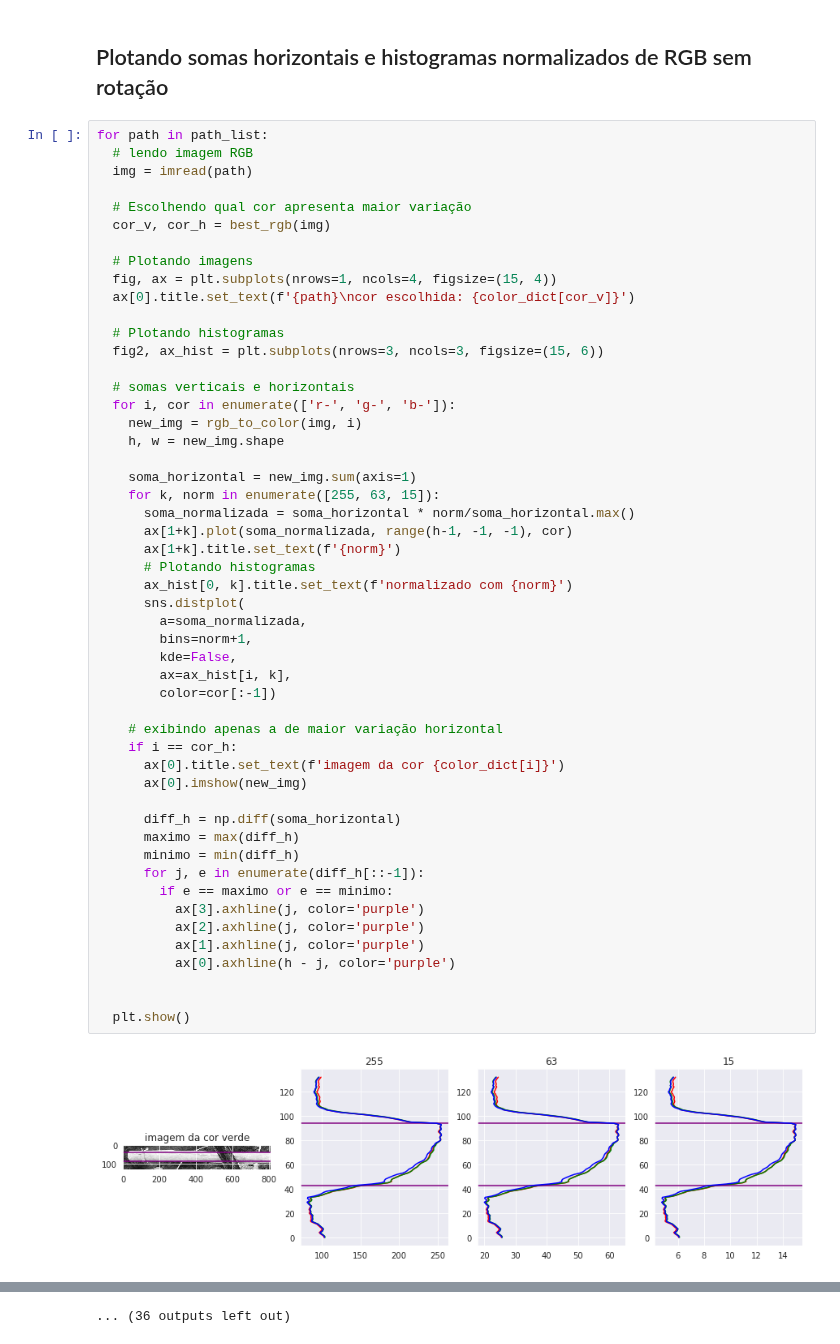
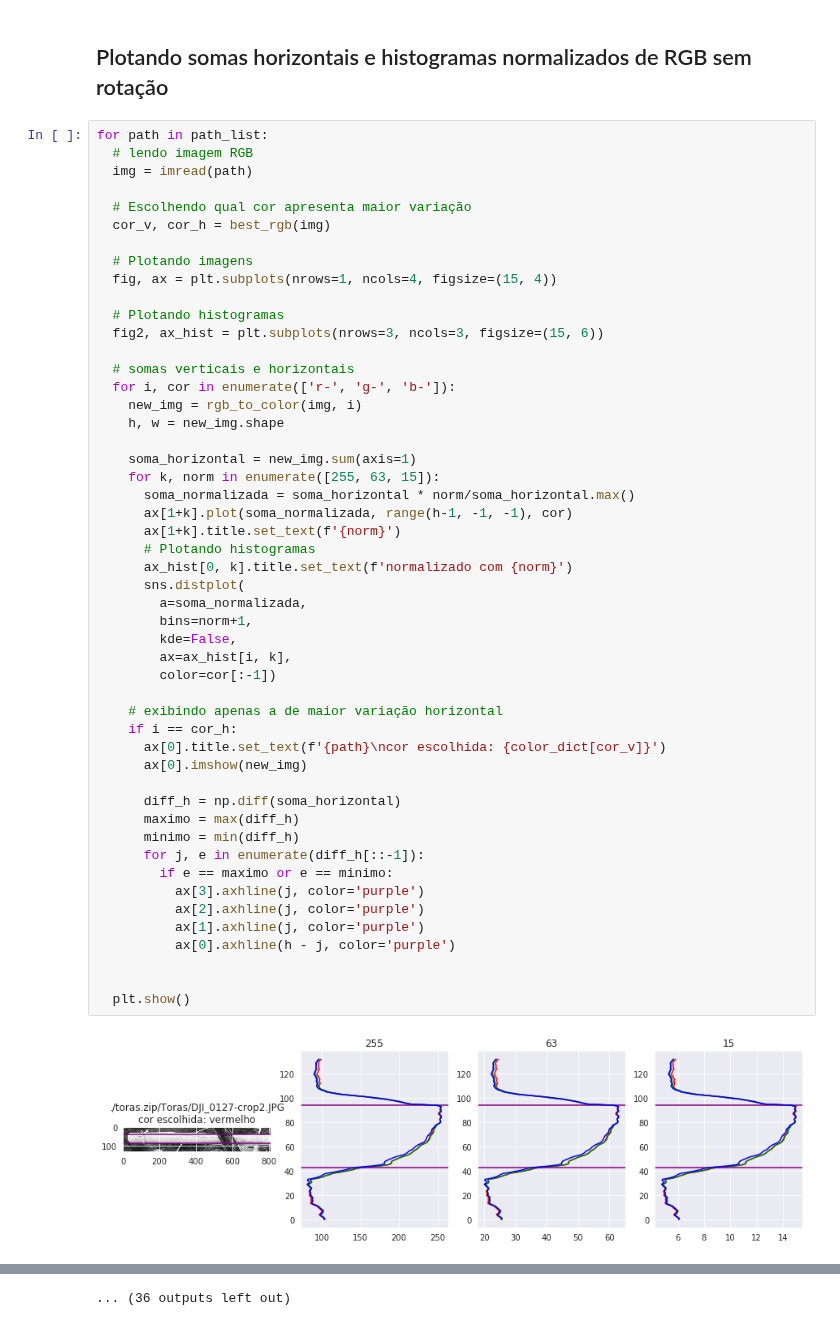
Before and after one commit to newtmagalhaes/Machine-Learning, a Jupyter notebook: ML/f04-textura/patologias_toras/20-forma_de_sino.ipynb, the cells around one changed output, grey strips where cells are left out. Drawn from its saved outputs; the diff is of its cells as text.

Commit message:
Adicionando path das imagens

```diff
--- a/ML/f04-textura/patologias_toras/20-forma_de_sino.ipynb
+++ b/ML/f04-textura/patologias_toras/20-forma_de_sino.ipynb
@@ -35,7 +35,6 @@ for path in path_list:
 
   # Plotando imagens
   fig, ax = plt.subplots(nrows=1, ncols=4, figsize=(15, 4))
-  ax[0].title.set_text(f'{path}\ncor escolhida: {color_dict[cor_v]}')
 
   # Plotando histogramas
   fig2, ax_hist = plt.subplots(nrows=3, ncols=3, figsize=(15, 6))
@@ -49,33 +48,33 @@ for path in path_list:
     for k, norm in enumerate([255, 63, 15]):
       soma_normalizada = soma_horizontal * norm/soma_horizontal.max()
       ax[1+k].plot(soma_normalizada, range(h-1, -1, -1), cor)
       ax[1+k].title.set_text(f'{norm}')
       # Plotando histogramas
       ax_hist[0, k].title.set_text(f'normalizado com {norm}')
       sns.distplot(
         a=soma_normalizada,
         bins=norm+1,
         kde=False,
         ax=ax_hist[i, k],
         color=cor[:-1])
 
     # exibindo apenas a de maior variação horizontal
     if i == cor_h:
-      ax[0].title.set_text(f'imagem da cor {color_dict[i]}')
+      ax[0].title.set_text(f'{path}\ncor escolhida: {color_dict[cor_v]}')
       ax[0].imshow(new_img)
 
       diff_h = np.diff(soma_horizontal)
       maximo = max(diff_h)
       minimo = min(diff_h)
       for j, e in enumerate(diff_h[::-1]):
         if e == maximo or e == minimo:
           ax[3].axhline(j, color='purple')
           ax[2].axhline(j, color='purple')
           ax[1].axhline(j, color='purple')
           ax[0].axhline(h - j, color='purple')
 
 
   plt.show()
 # %% [output]
-[figure, old version]
+[figure, new version]
 [figure]
```
Also changed, not shown: parts of 1 cell of this notebook.
